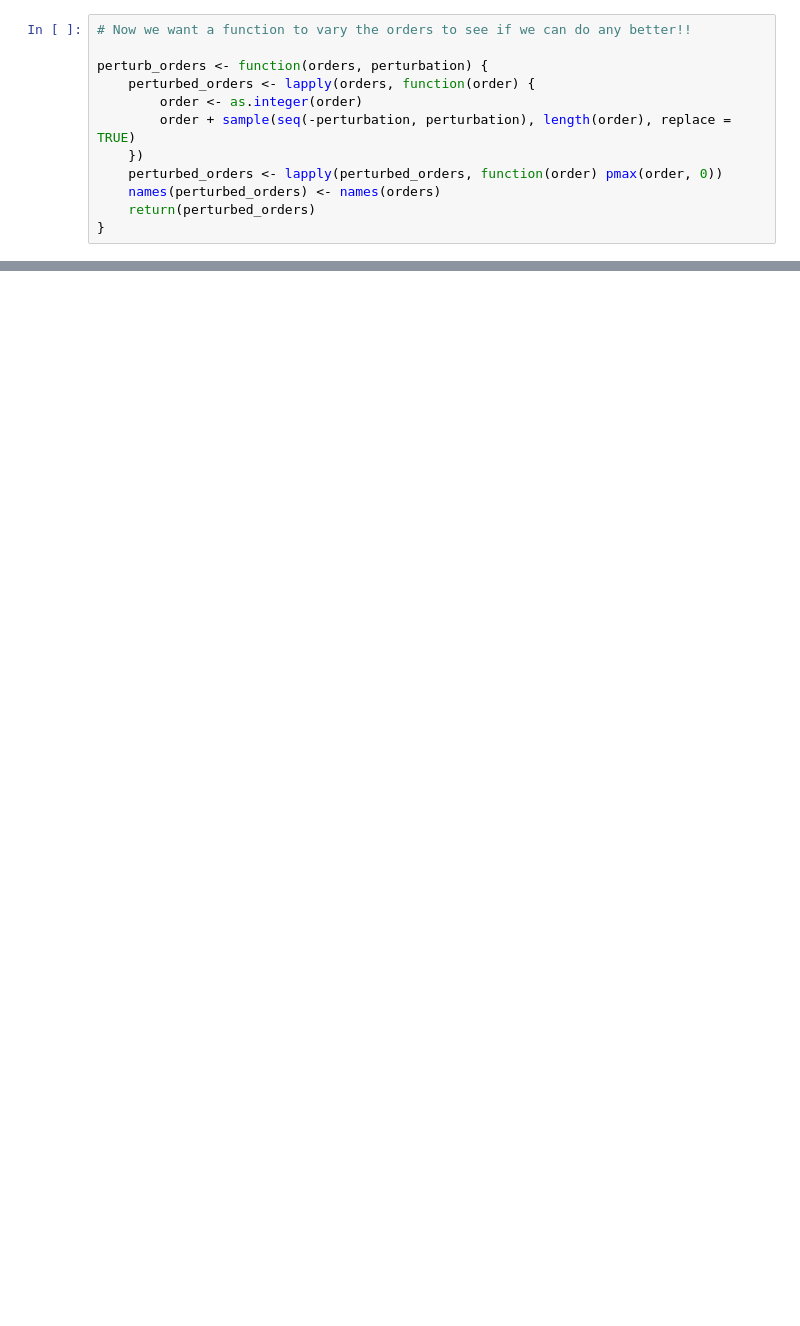
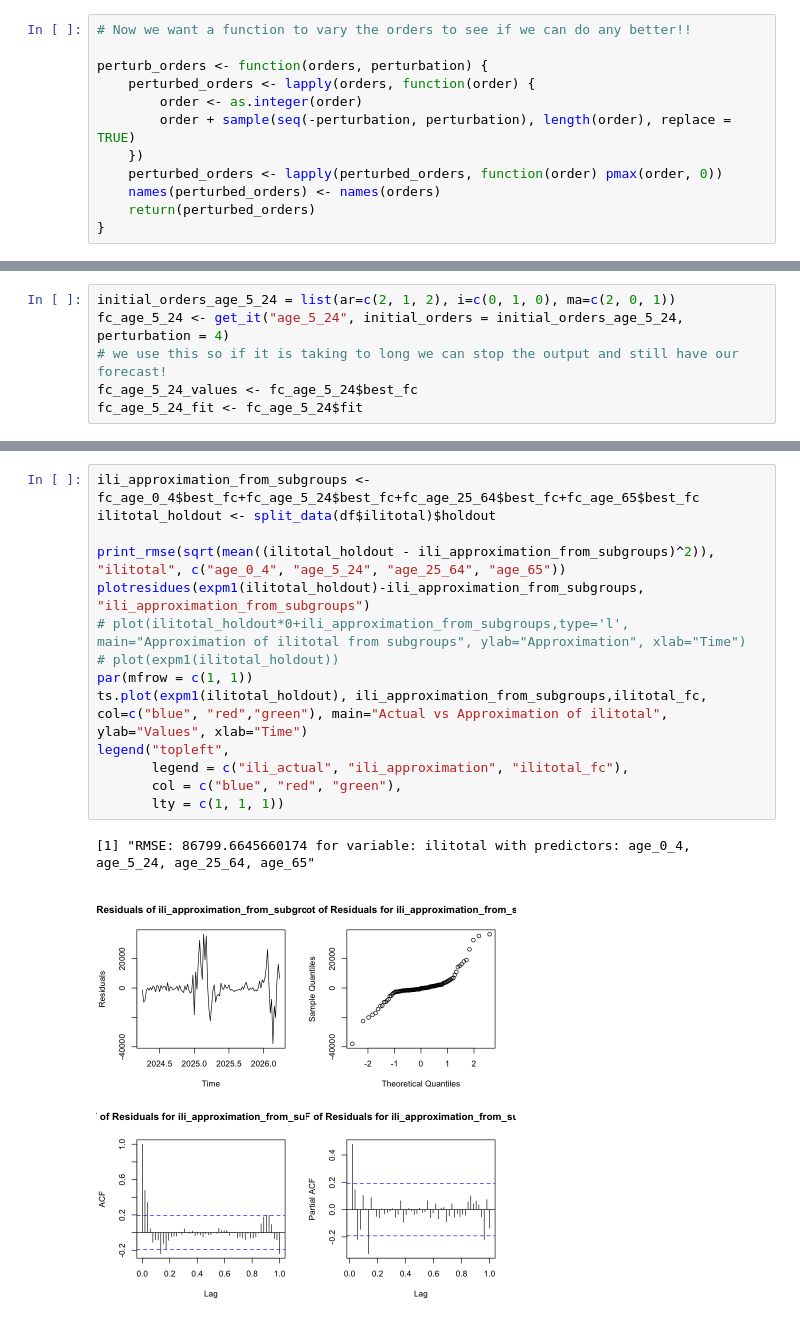
Before and after one commit to atlas0bh/stat443-project, a Jupyter notebook: perturbations_msarima.ipynb, the cells around one changed output, grey strips where cells are left out. Cells and saved outputs as stored; diff of their text form; blank space fills up the shorter version.

```diff
--- a/perturbations_msarima.ipynb
+++ b/perturbations_msarima.ipynb
@@ -527,0 +258,6 @@ Warning message in title(...):
+# %%
+initial_orders_age_5_24 = list(ar=c(2, 1, 2), i=c(0, 1, 0), ma=c(2, 0, 1))
+fc_age_5_24 <- get_it("age_5_24", initial_orders = initial_orders_age_5_24, perturbation = 4)
+# we use this so if it is taking to long we can stop the output and still have our forecast!
+fc_age_5_24_values <- fc_age_5_24$best_fc
+fc_age_5_24_fit <- fc_age_5_24$fit
@@ -527,0 +280,17 @@ Warning message in title(...):
+# %%
+ili_approximation_from_subgroups <- fc_age_0_4$best_fc+fc_age_5_24$best_fc+fc_age_25_64$best_fc+fc_age_65$best_fc
+ilitotal_holdout <- split_data(df$ilitotal)$holdout
+
+print_rmse(sqrt(mean((ilitotal_holdout - ili_approximation_from_subgroups)^2)), "ilitotal", c("age_0_4", "age_5_24", "age_25_64", "age_65"))
+plotresidues(expm1(ilitotal_holdout)-ili_approximation_from_subgroups, "ili_approximation_from_subgroups")
+# plot(ilitotal_holdout*0+ili_approximation_from_subgroups,type='l', main="Approximation of ilitotal from subgroups", ylab="Approximation", xlab="Time")
+# plot(expm1(ilitotal_holdout))
+par(mfrow = c(1, 1))
+ts.plot(expm1(ilitotal_holdout), ili_approximation_from_subgroups,ilitotal_fc, col=c("blue", "red","green"), main="Actual vs Approximation of ilitotal", ylab="Values", xlab="Time")
+legend("topleft",
+       legend = c("ili_actual", "ili_approximation", "ilitotal_fc"),
+       col = c("blue", "red", "green"),
+       lty = c(1, 1, 1))
+# %% [output]
+[1] "RMSE: 86799.6645660174 for variable: ilitotal with predictors: age_0_4, age_5_24, age_25_64, age_65"
+[figure, added]
```
Also changed, not shown: parts of 26 cells of this notebook, 20 other files.
